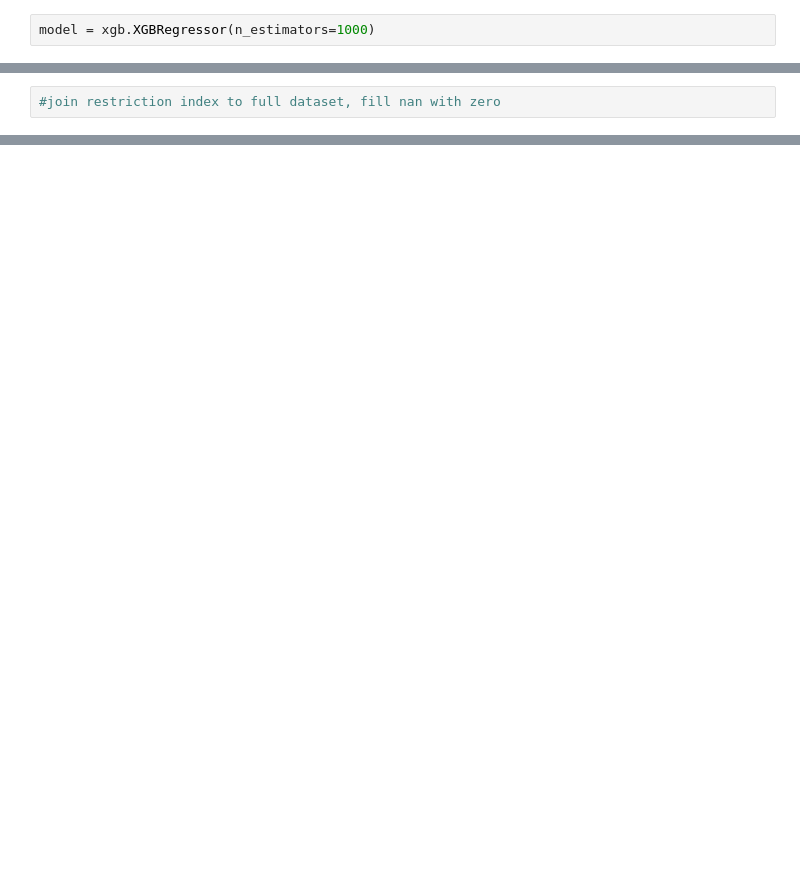
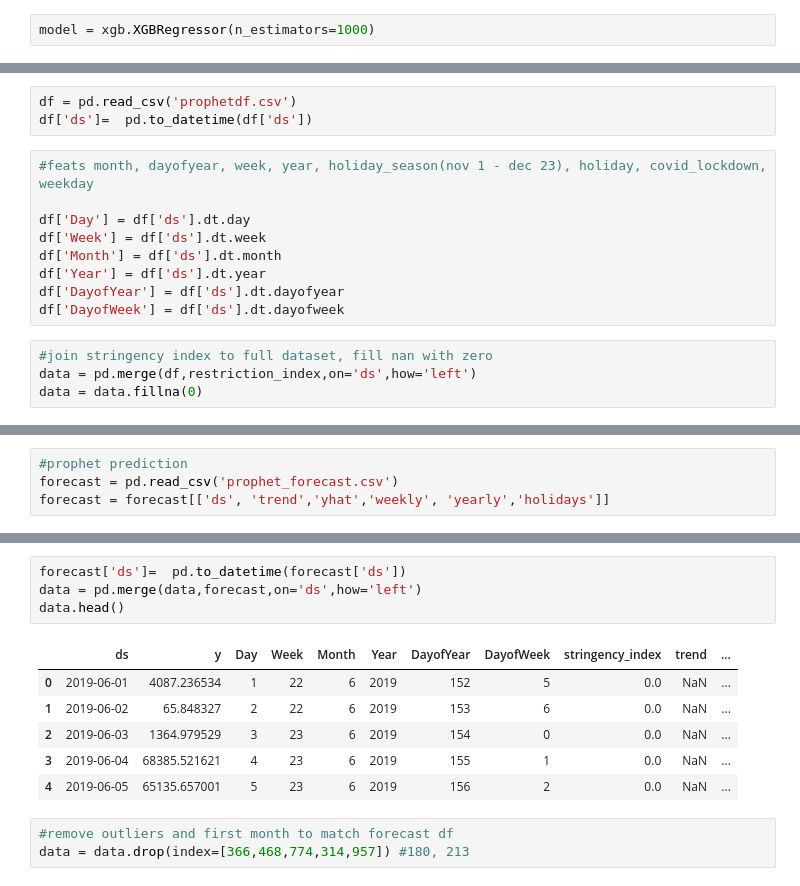
Before and after one commit to alexwesch/lighthouse_final_project, a Jupyter notebook: regressor_exploration.ipynb, the cells around one changed output, grey strips where cells are left out. Drawn from its saved outputs; the diff is of its cells as text; blank space fills up the shorter version.

```diff
--- a/regressor_exploration.ipynb
+++ b/regressor_exploration.ipynb
@@ -31,2 +35,16 @@ restriction_index.describe()
+# %%
+df = pd.read_csv('prophetdf.csv')
+df['ds']=  pd.to_datetime(df['ds'])
+# %%
+#feats month, dayofyear, week, year, holiday_season(nov 1 - dec 23), holiday, covid_lockdown, weekday
+
+df['Day'] = df['ds'].dt.day
+df['Week'] = df['ds'].dt.week
+df['Month'] = df['ds'].dt.month
+df['Year'] = df['ds'].dt.year
+df['DayofYear'] = df['ds'].dt.dayofyear
+df['DayofWeek'] = df['ds'].dt.dayofweek
 # %%
-#join restriction index to full dataset, fill nan with zero
+#join stringency index to full dataset, fill nan with zero
+data = pd.merge(df,restriction_index,on='ds',how='left')
+data = data.fillna(0)
@@ -32,0 +56,4 @@ restriction_index.describe()
+# %%
+#prophet prediction
+forecast = pd.read_csv('prophet_forecast.csv')
+forecast = forecast[['ds', 'trend','yhat','weekly', 'yearly','holidays']]
@@ -32,0 +84,14 @@ restriction_index.describe()
+# %%
+forecast['ds']=  pd.to_datetime(forecast['ds'])
+data = pd.merge(data,forecast,on='ds',how='left')
+data.head()
+# %% [output]
+|  | ds | y | Day | Week | Month | Year | DayofYear | DayofWeek | stringency_index | trend | ... |
+| 0 | 2019-06-01 | 4087.236534 | 1 | 22 | 6 | 2019 | 152 | 5 | 0.0 | NaN | ... |
+| 1 | 2019-06-02 | 65.848327 | 2 | 22 | 6 | 2019 | 153 | 6 | 0.0 | NaN | ... |
+| 2 | 2019-06-03 | 1364.979529 | 3 | 23 | 6 | 2019 | 154 | 0 | 0.0 | NaN | ... |
+| 3 | 2019-06-04 | 68385.521621 | 4 | 23 | 6 | 2019 | 155 | 1 | 0.0 | NaN | ... |
+| 4 | 2019-06-05 | 65135.657001 | 5 | 23 | 6 | 2019 | 156 | 2 | 0.0 | NaN | ... |
+# %%
+#remove outliers and first month to match forecast df
+data = data.drop(index=[366,468,774,314,957]) #180, 213
```
Also changed, not shown: parts of 24 cells of this notebook, 4 other files.
